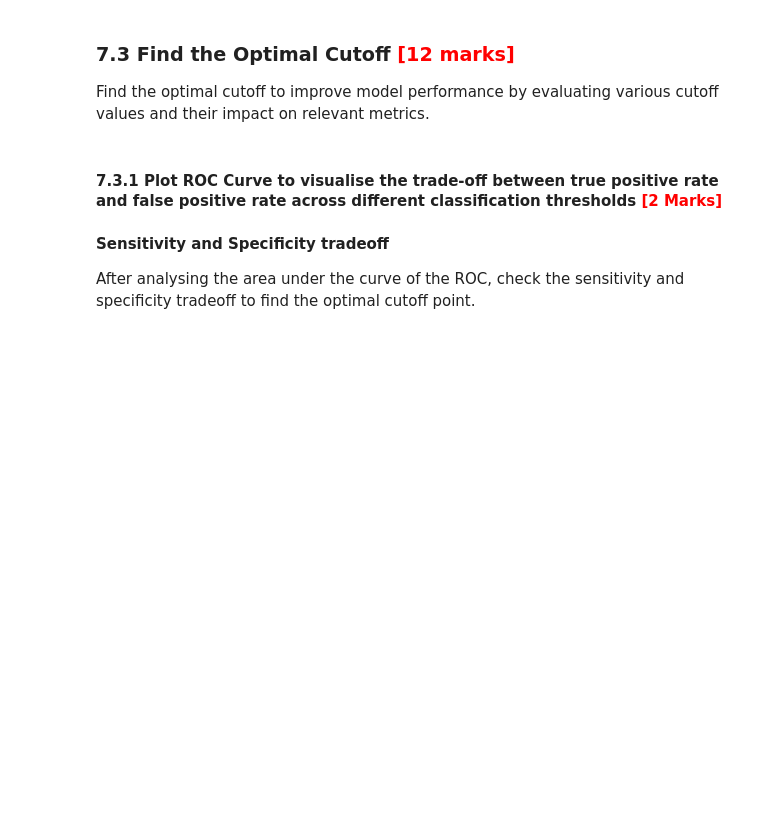
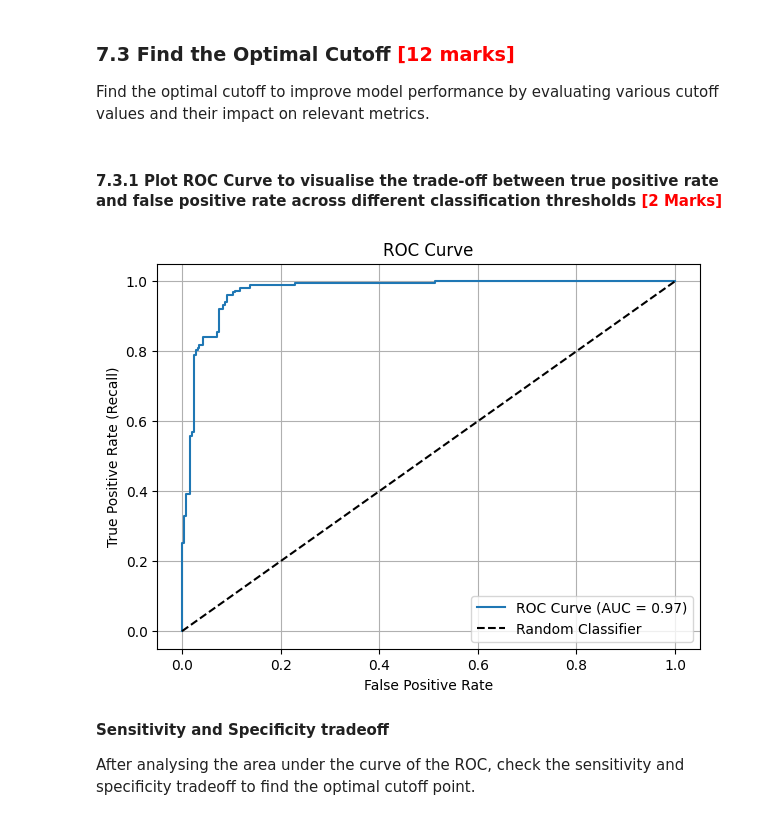
Before and after one commit to shivanshu-sigh-dev/fraudulent-claim-detection, a Jupyter notebook: Fraudulent_Claim_Detection_Starter.ipynb, the cells around one changed output. Saved outputs shown, nothing was run; the diff lists cells and outputs as text; code cells hidden in the pictures; blank space fills up the shorter version.

Commit message:
Implement code changes to enhance functionality and improve performance. Completed till 7.3.

```diff
--- a/Fraudulent_Claim_Detection_Starter.ipynb
+++ b/Fraudulent_Claim_Detection_Starter.ipynb
@@ -844,4 +1006,7 @@ After selecting the optimal features using RFECV, utilise these features to buil
 # %%
 # Import statsmodels and add constant
+import statsmodels.api as sm
+X_train_selected_const = sm.add_constant(X_train_selected)
 
 # Check the data
+X_train_selected_const.head()
@@ -870,11 +1124,20 @@ Proceed to the next step if p-values and VIFs are within acceptable ranges. If y
 #### **7.2.4** Make predictions on training data <font color = "red">[1 Mark]</font>
 # %%
 # Predict the probabilities on the training data
+y_train_pred_prob = result.predict(X_train_selected_const_clean)
 
-# Reshape it into an array
+# Reshape it into an array (if needed for further processing)
+y_train_pred_prob = np.array(y_train_pred_prob).reshape(-1, 1)
 # %% [markdown]
 #### **7.2.5** Create a DataFrame that includes actual fraud reported flags, predicted probabilities, and a column indicating predicted classifications based on a cutoff value of 0.5 <font color="red">[1 Mark]</font>
 # %%
 # Create a new DataFrame containing the actual fraud reported flag and the probabilities predicted by the model
+train_pred_df = pd.DataFrame({
+    'actual': y_train_numeric_clean,
+    'predicted_prob': y_train_pred_prob.flatten()
+})
 
 # Create new column indicating predicted classifications based on a cutoff value of 0.5
+train_pred_df['predicted_class'] = (train_pred_df['predicted_prob'] >= 0.5).astype(int)
+
+train_pred_df.head()
@@ -926,5 +1222,25 @@ Find the optimal cutoff to improve model performance by evaluating various cutof
+# %%
+# Import libraries or function to plot the ROC curve
+from sklearn.metrics import roc_curve, roc_auc_score
+
+# Define ROC function
+def plot_roc_curve(y_true, y_pred_prob):
+    fpr, tpr, thresholds = roc_curve(y_true, y_pred_prob)
+    auc_score = roc_auc_score(y_true, y_pred_prob)
+    plt.figure(figsize=(7, 5))
+    plt.plot(fpr, tpr, label=f'ROC Curve (AUC = {auc_score:.2f})')
+    plt.plot([0, 1], [0, 1], 'k--', label='Random Classifier')
+    plt.xlabel('False Positive Rate')
+    plt.ylabel('True Positive Rate (Recall)')
+    plt.title('ROC Curve')
+    plt.legend()
+    plt.grid(True)
+    plt.show()
 # %%
 # Call the ROC function
+plot_roc_curve(train_pred_df['actual'], train_pred_df['predicted_prob'])
+# %% [output]
+[figure, added]
 # %% [markdown]
 **Sensitivity and Specificity tradeoff**
 
```
Also changed, not shown: parts of 49 cells of this notebook.
